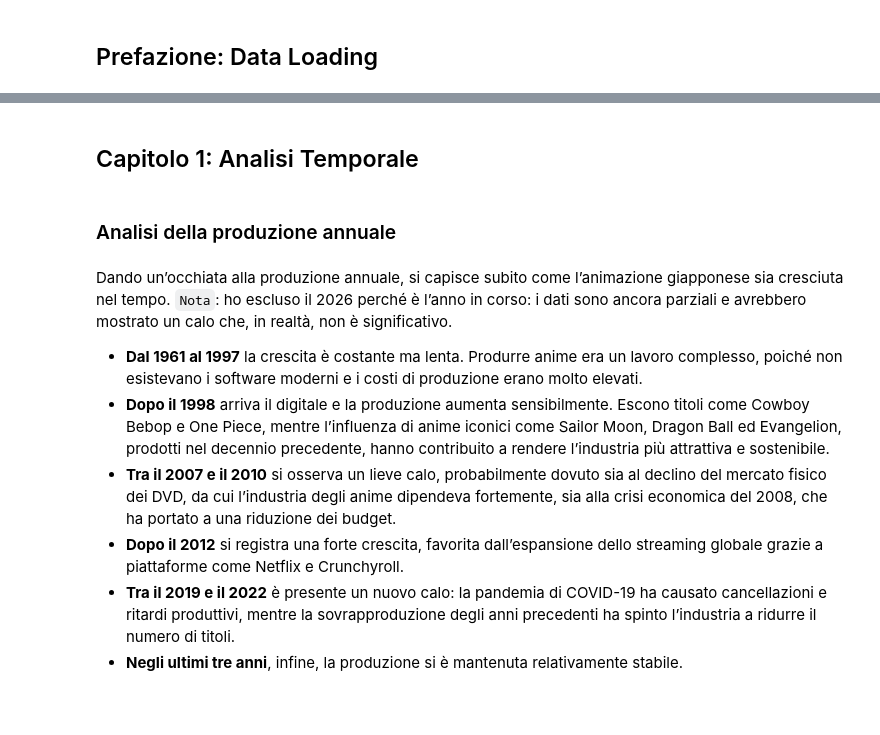
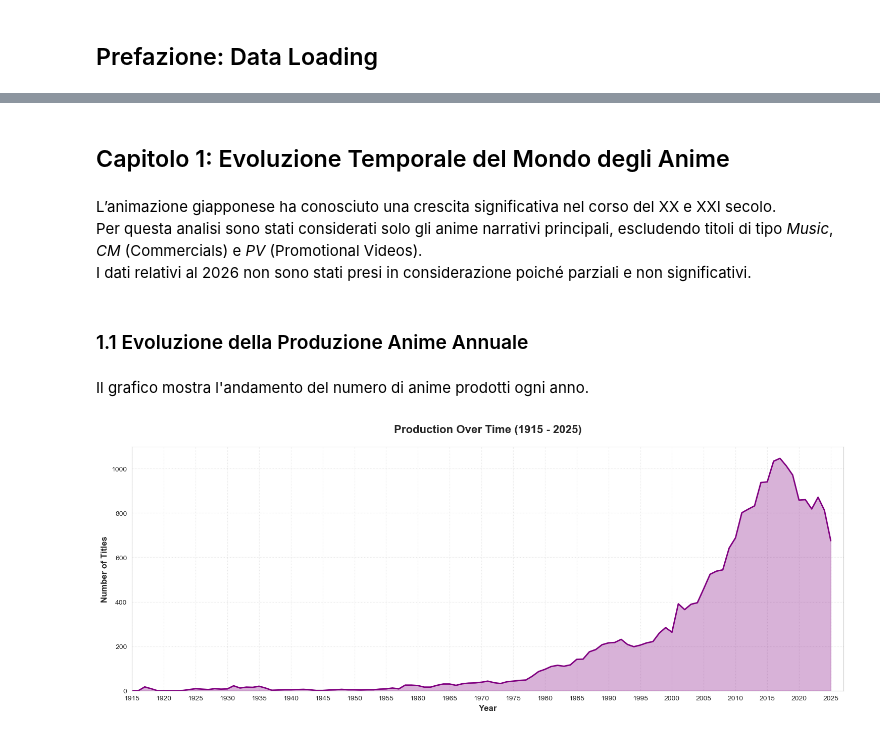
Before and after one commit to sarazunino/HCI, a Jupyter notebook: solution/02_notebook.ipynb, the cells around one changed output, grey strips where cells are left out. Drawn from its saved outputs; the diff is of its cells as text; code cells hidden in the pictures; blank space fills up the shorter version.

```diff
--- a/solution/02_notebook.ipynb
+++ b/solution/02_notebook.ipynb
@@ -75,18 +89,17 @@ for col in cols_to_fix:
     if col in datasets["Profiles"].columns:
         datasets["Profiles"][col] = datasets["Profiles"][col].astype("Int64")
 # %% [markdown]
-## Capitolo 1: Analisi Temporale
+## Capitolo 1: Evoluzione Temporale del Mondo degli Anime
+# %% [markdown]
+L’animazione giapponese ha conosciuto una crescita significativa nel corso del XX e XXI secolo.
+Per questa analisi sono stati considerati solo gli anime narrativi principali, escludendo titoli di tipo *Music*, *CM* (Commercials) e *PV* (Promotional Videos).
+I dati relativi al 2026 non sono stati presi in considerazione poiché parziali e non significativi.
 # %% [markdown]
-### Analisi della produzione annuale
+### 1.1 Evoluzione della Produzione Anime Annuale
 # %% [markdown]
-Dando un’occhiata alla produzione annuale, si capisce subito come l’animazione giapponese sia cresciuta nel tempo.
-`Nota`: ho escluso il 2026 perché è l’anno in corso: i dati sono ancora parziali e avrebbero mostrato un calo che, in realtà, non è significativo.
 
-- **Dal 1961 al 1997** la crescita è costante ma lenta. Produrre anime era un lavoro complesso, poiché non esistevano i software moderni e i costi di produzione erano molto elevati.
-- **Dopo il 1998** arriva il digitale e la produzione aumenta sensibilmente. Escono titoli come Cowboy Bebop e One Piece, mentre l’influenza di anime iconici come Sailor Moon, Dragon Ball ed Evangelion, prodotti nel decennio precedente, hanno contribuito a rendere l’industria più attrattiva e sostenibile.
-- **Tra il 2007 e il 2010** si osserva un lieve calo, probabilmente dovuto sia al declino del mercato fisico dei DVD, da cui l’industria degli anime dipendeva fortemente, sia alla crisi economica del 2008, che ha portato a una riduzione dei budget.
-- **Dopo il 2012** si registra una forte crescita, favorita dall’espansione dello streaming globale grazie a piattaforme come Netflix e Crunchyroll.
-- **Tra il 2019 e il 2022** è presente un nuovo calo: la pandemia di COVID-19 ha causato cancellazioni e ritardi produttivi, mentre la sovrapproduzione degli anni precedenti ha spinto l’industria a ridurre il numero di titoli.
-- **Negli ultimi tre anni**, infine, la produzione si è mantenuta relativamente stabile.
+Il grafico mostra l'andamento del numero di anime prodotti ogni anno.
 # %%
-plot_production_volume(details_df)
+plot_yearly_production(details_df)
+# %% [output]
+[figure, added]
```
Also changed, not shown: parts of 27 cells of this notebook, 1 other file.
